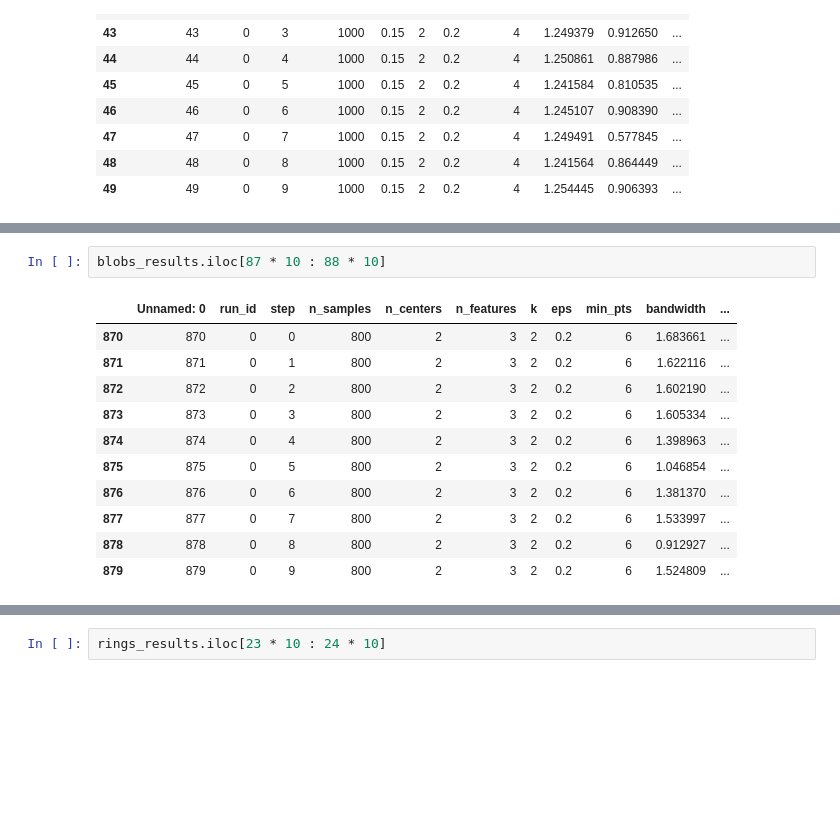
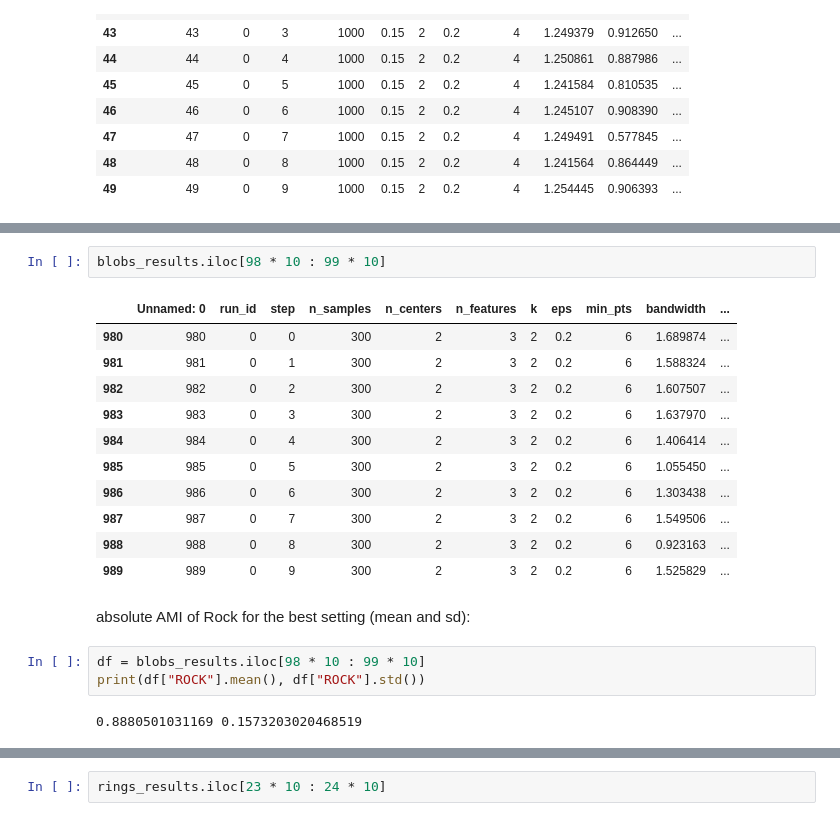
Before and after one commit to thullmann/overoptimism-clust-algo, a Jupyter notebook: notebooks/Optimizations/Optuna_Results_Analysis.ipynb, the cells around one changed output, grey strips where cells are left out. Cells and saved outputs as stored; diff of their text form; blank space fills up the shorter version.

```diff
--- a/notebooks/Optimizations/Optuna_Results_Analysis.ipynb
+++ b/notebooks/Optimizations/Optuna_Results_Analysis.ipynb
@@ -69,17 +85,24 @@ FrozenTrial(number=87, values=[0.0741322181944486], datetime_start=datetime.date
 # %%
-blobs_results.iloc[87 * 10 : 88 * 10]
+blobs_results.iloc[98 * 10 : 99 * 10]
 # %% [output]
 |  | Unnamed: 0 | run_id | step | n_samples | n_centers | n_features | k | eps | min_pts | bandwidth | ... |
-| 870 | 870 | 0 | 0 | 800 | 2 | 3 | 2 | 0.2 | 6 | 1.683661 | ... |
-| 871 | 871 | 0 | 1 | 800 | 2 | 3 | 2 | 0.2 | 6 | 1.622116 | ... |
-| 872 | 872 | 0 | 2 | 800 | 2 | 3 | 2 | 0.2 | 6 | 1.602190 | ... |
-| 873 | 873 | 0 | 3 | 800 | 2 | 3 | 2 | 0.2 | 6 | 1.605334 | ... |
-| 874 | 874 | 0 | 4 | 800 | 2 | 3 | 2 | 0.2 | 6 | 1.398963 | ... |
-| 875 | 875 | 0 | 5 | 800 | 2 | 3 | 2 | 0.2 | 6 | 1.046854 | ... |
-| 876 | 876 | 0 | 6 | 800 | 2 | 3 | 2 | 0.2 | 6 | 1.381370 | ... |
-| 877 | 877 | 0 | 7 | 800 | 2 | 3 | 2 | 0.2 | 6 | 1.533997 | ... |
-| 878 | 878 | 0 | 8 | 800 | 2 | 3 | 2 | 0.2 | 6 | 0.912927 | ... |
-| 879 | 879 | 0 | 9 | 800 | 2 | 3 | 2 | 0.2 | 6 | 1.524809 | ... |
+| 980 | 980 | 0 | 0 | 300 | 2 | 3 | 2 | 0.2 | 6 | 1.689874 | ... |
+| 981 | 981 | 0 | 1 | 300 | 2 | 3 | 2 | 0.2 | 6 | 1.588324 | ... |
+| 982 | 982 | 0 | 2 | 300 | 2 | 3 | 2 | 0.2 | 6 | 1.607507 | ... |
+| 983 | 983 | 0 | 3 | 300 | 2 | 3 | 2 | 0.2 | 6 | 1.637970 | ... |
+| 984 | 984 | 0 | 4 | 300 | 2 | 3 | 2 | 0.2 | 6 | 1.406414 | ... |
+| 985 | 985 | 0 | 5 | 300 | 2 | 3 | 2 | 0.2 | 6 | 1.055450 | ... |
+| 986 | 986 | 0 | 6 | 300 | 2 | 3 | 2 | 0.2 | 6 | 1.303438 | ... |
+| 987 | 987 | 0 | 7 | 300 | 2 | 3 | 2 | 0.2 | 6 | 1.549506 | ... |
+| 988 | 988 | 0 | 8 | 300 | 2 | 3 | 2 | 0.2 | 6 | 0.923163 | ... |
+| 989 | 989 | 0 | 9 | 300 | 2 | 3 | 2 | 0.2 | 6 | 1.525829 | ... |
+# %% [markdown]
+absolute AMI of Rock for the best setting (mean and sd):
+# %%
+df = blobs_results.iloc[98 * 10 : 99 * 10]
+print(df["ROCK"].mean(), df["ROCK"].std())
+# %% [output]
+0.8880501031169 0.1573203020468519
 # %%
 print(ring_study.best_value)
 print(ring_study.best_params)
```
Also changed, not shown: parts of 25 cells of this notebook, 12 other files.
